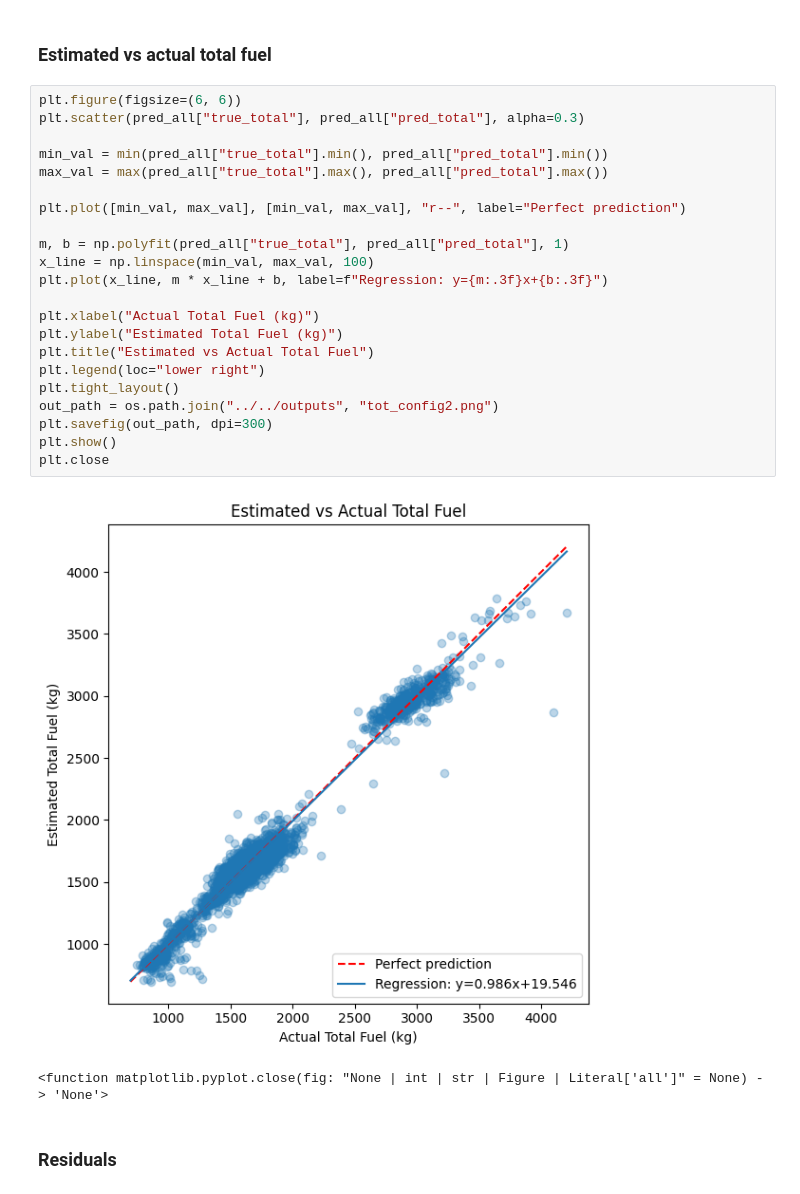
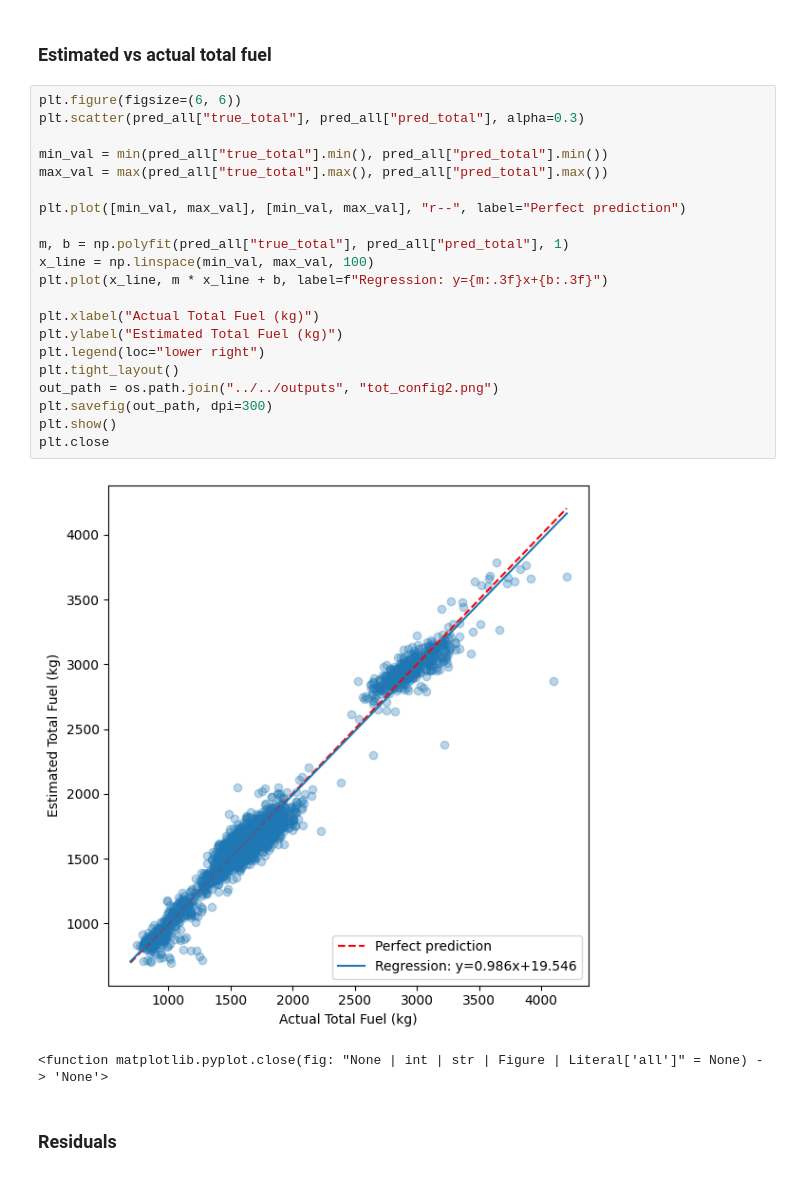
Before and after one commit to emmabergsmo/master-fuel-conumption-estimation-xgboost, a Jupyter notebook: notebooks/xg_boost_physics/total_fuel_physics_pred.ipynb, the cells around one changed output. Drawn from its saved outputs; the diff is of its cells as text.

```diff
--- a/notebooks/xg_boost_physics/total_fuel_physics_pred.ipynb
+++ b/notebooks/xg_boost_physics/total_fuel_physics_pred.ipynb
@@ -159,27 +159,26 @@ R²  : 0.9694
 # %%
 plt.figure(figsize=(6, 6))
 plt.scatter(pred_all["true_total"], pred_all["pred_total"], alpha=0.3)
 
 min_val = min(pred_all["true_total"].min(), pred_all["pred_total"].min())
 max_val = max(pred_all["true_total"].max(), pred_all["pred_total"].max())
 
 plt.plot([min_val, max_val], [min_val, max_val], "r--", label="Perfect prediction")
 
 m, b = np.polyfit(pred_all["true_total"], pred_all["pred_total"], 1)
 x_line = np.linspace(min_val, max_val, 100)
 plt.plot(x_line, m * x_line + b, label=f"Regression: y={m:.3f}x+{b:.3f}")
 
 plt.xlabel("Actual Total Fuel (kg)")
 plt.ylabel("Estimated Total Fuel (kg)")
-plt.title("Estimated vs Actual Total Fuel")
 plt.legend(loc="lower right")
 plt.tight_layout()
 out_path = os.path.join("../../outputs", "tot_config2.png")
 plt.savefig(out_path, dpi=300)
 plt.show()
 plt.close
 # %% [output]
-[figure, old version]
+[figure, new version]
 <function matplotlib.pyplot.close(fig: "None | int | str | Figure | Literal['all']" = None) -> 'None'>
 # %% [markdown]
 ### Residuals
```
Also changed, not shown: 13 other files.
